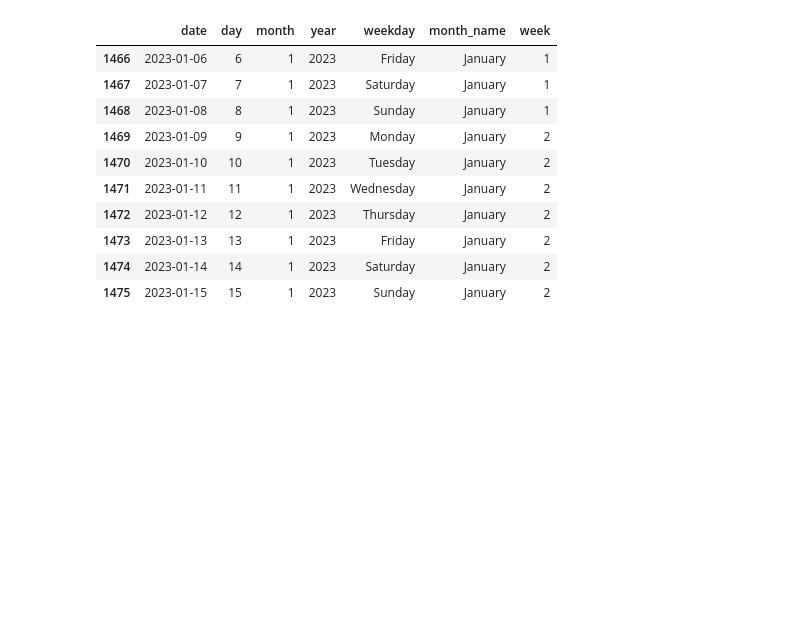
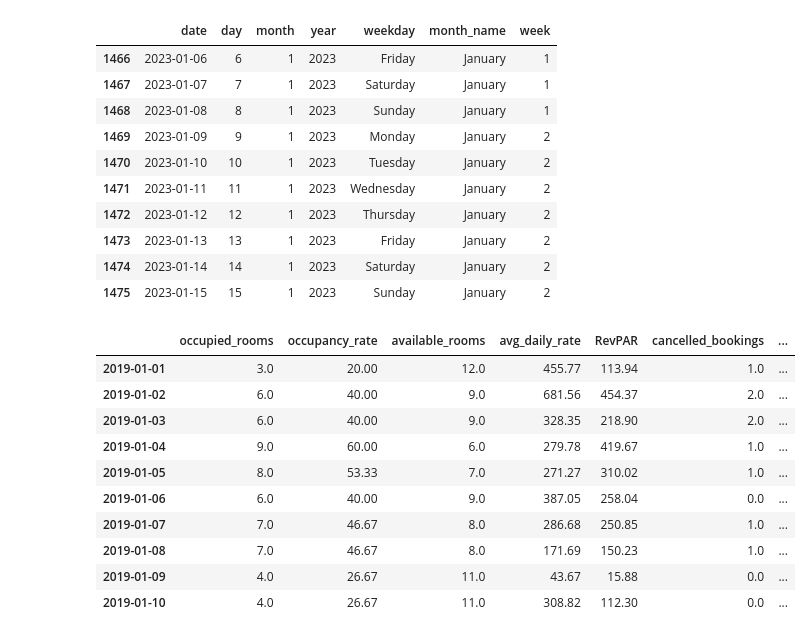
Before and after one commit to lauurasarabia/Hotel_Dashboard, a Jupyter notebook: reading.ipynb, the cells around one changed output. Drawn from its saved outputs; the diff is of its cells as text; code cells hidden in the pictures; blank space fills up the shorter version.

Commit message:
update occupancy table, create prediction notebook

```diff
--- a/reading.ipynb
+++ b/reading.ipynb
@@ -168,3 +168,18 @@ calendar.tail(10)
 | 1475 | 2023-01-15 | 15 | 1 | 2023 | Sunday | January | 2 |
 # %%
 calendar.to_csv(f'./data/data_sql/calendar.csv', index=False)
+# %%
+occupancy = occupation(reservations_final)
+occupancy[:10]
+# %% [output]
+|  | occupied_rooms | occupancy_rate | available_rooms | avg_daily_rate | RevPAR | cancelled_bookings | ... |
+| 2019-01-01 | 3.0 | 20.00 | 12.0 | 455.77 | 113.94 | 1.0 | ... |
+| 2019-01-02 | 6.0 | 40.00 | 9.0 | 681.56 | 454.37 | 2.0 | ... |
+| 2019-01-03 | 6.0 | 40.00 | 9.0 | 328.35 | 218.90 | 2.0 | ... |
+| 2019-01-04 | 9.0 | 60.00 | 6.0 | 279.78 | 419.67 | 1.0 | ... |
+| 2019-01-05 | 8.0 | 53.33 | 7.0 | 271.27 | 310.02 | 1.0 | ... |
+| 2019-01-06 | 6.0 | 40.00 | 9.0 | 387.05 | 258.04 | 0.0 | ... |
+| 2019-01-07 | 7.0 | 46.67 | 8.0 | 286.68 | 250.85 | 1.0 | ... |
+| 2019-01-08 | 7.0 | 46.67 | 8.0 | 171.69 | 150.23 | 1.0 | ... |
+| 2019-01-09 | 4.0 | 26.67 | 11.0 | 43.67 | 15.88 | 0.0 | ... |
+| 2019-01-10 | 4.0 | 26.67 | 11.0 | 308.82 | 112.30 | 0.0 | ... |
```
Also changed, not shown: parts of 2 cells of this notebook, 4 other files.
